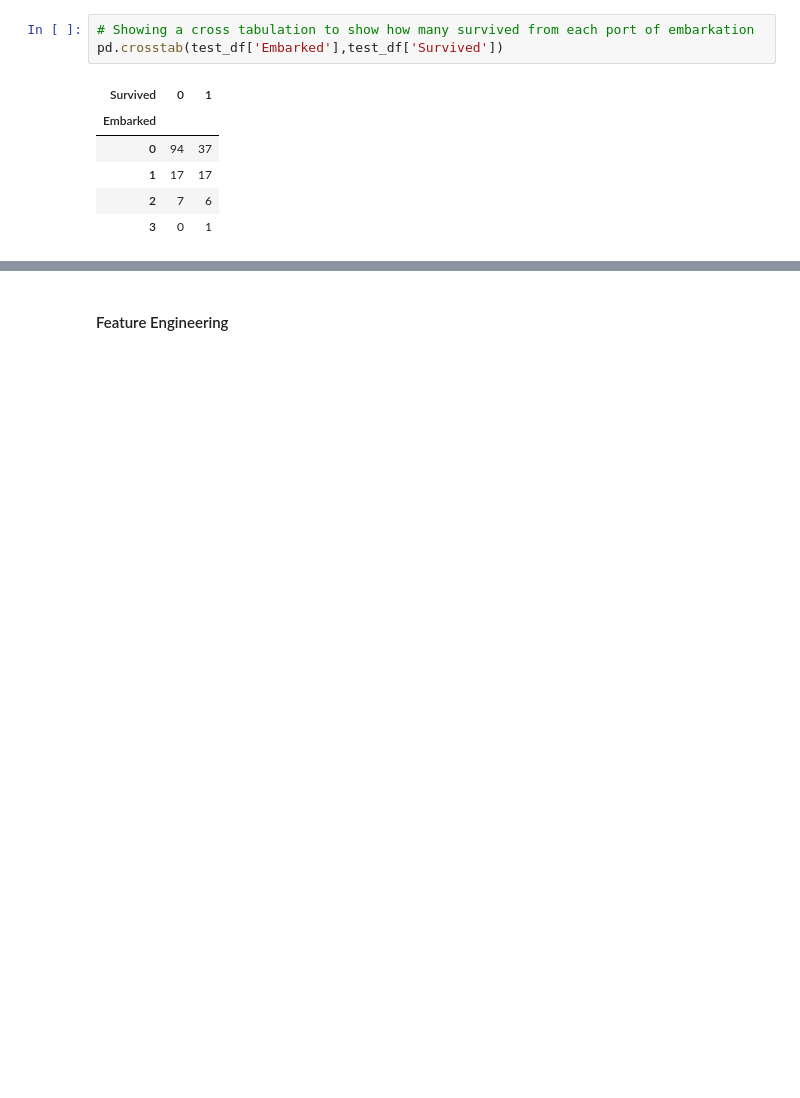
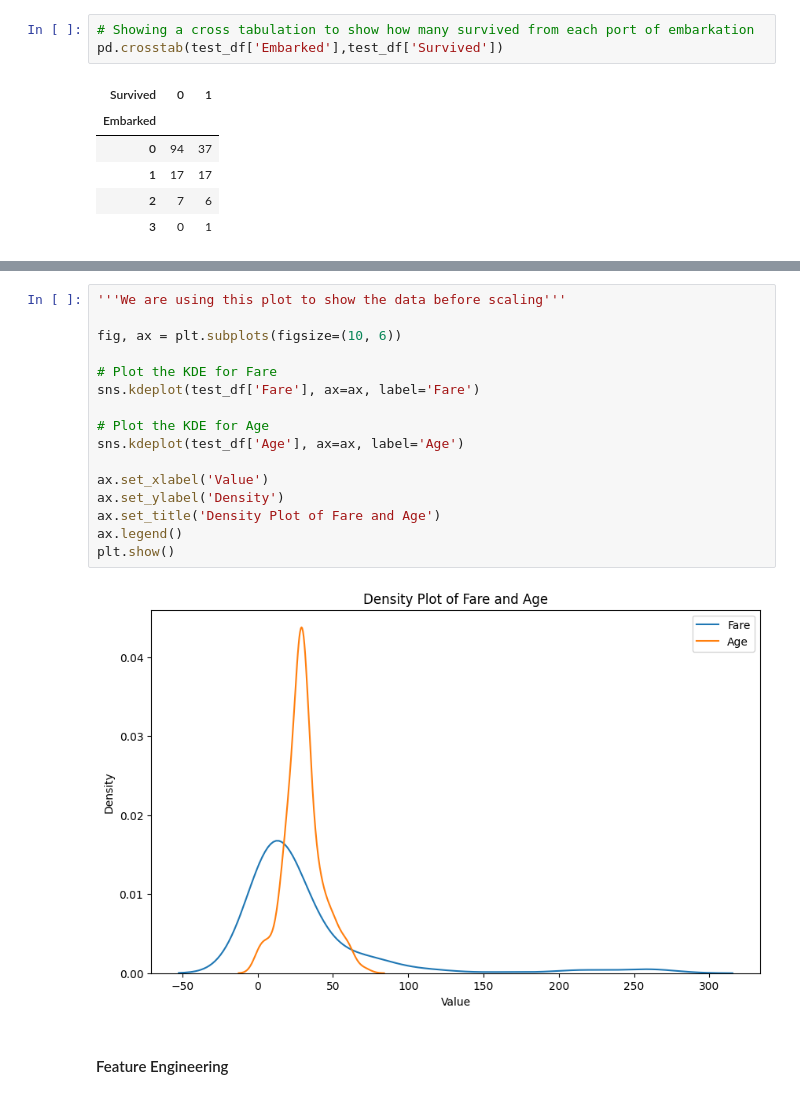
Before and after one commit to OrenIlu/Assignment2_supervised_learning_flow_TITANIC, a Jupyter notebook: Assignment2_supervised_learning_flow.ipynb, the cells around one changed output, grey strips where cells are left out. Cells and saved outputs as stored; diff of their text form; blank space fills up the shorter version.

```diff
--- a/Assignment2_supervised_learning_flow.ipynb
+++ b/Assignment2_supervised_learning_flow.ipynb
@@ -95,2 +129,20 @@ plt.show()
+# %%
+'''We are using this plot to show the data before scaling'''
+
+fig, ax = plt.subplots(figsize=(10, 6))
+
+# Plot the KDE for Fare
+sns.kdeplot(test_df['Fare'], ax=ax, label='Fare')
+
+# Plot the KDE for Age
+sns.kdeplot(test_df['Age'], ax=ax, label='Age')
+
+ax.set_xlabel('Value')
+ax.set_ylabel('Density')
+ax.set_title('Density Plot of Fare and Age')
+ax.legend()
+plt.show()
+# %% [output]
+[figure, added]
 # %% [markdown]
 #### Feature Engineering
```
Also changed, not shown: parts of 8 cells of this notebook.
